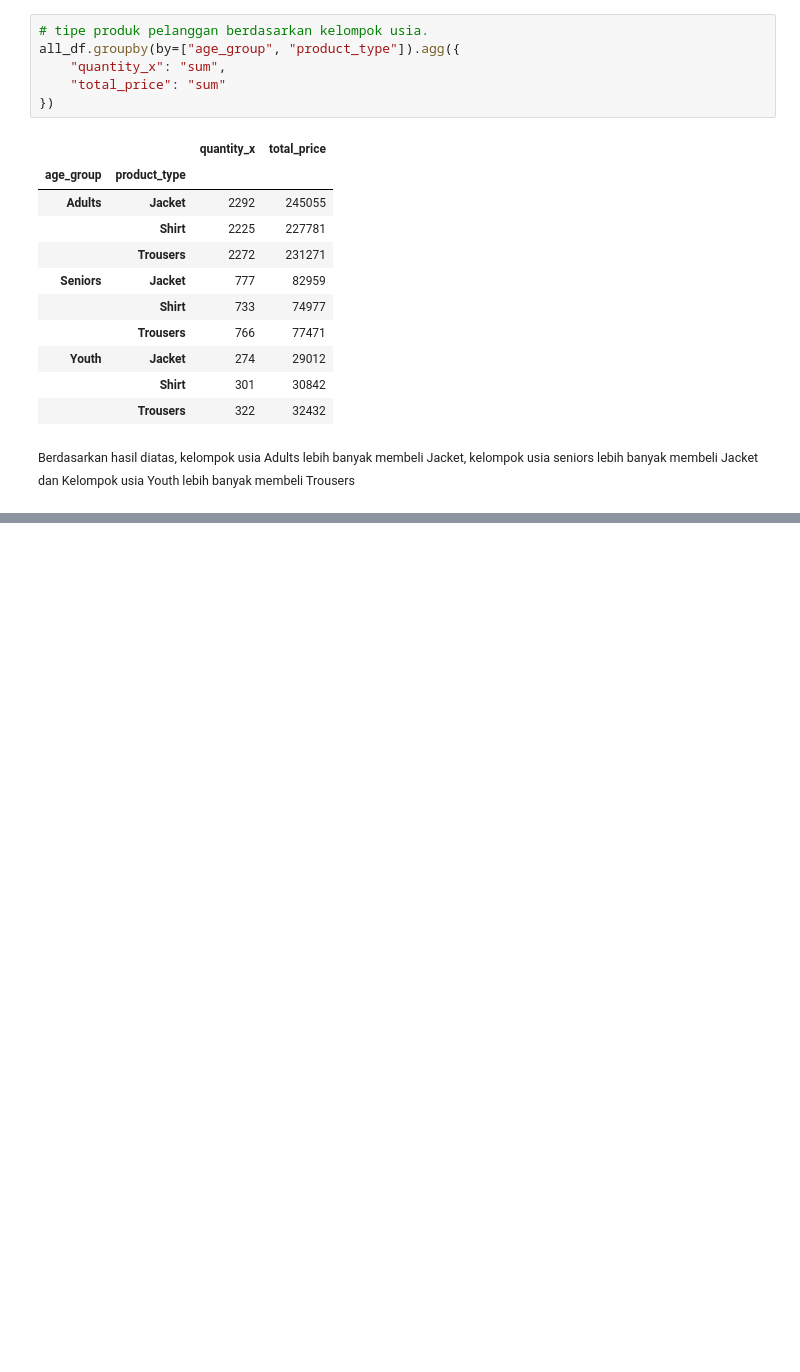
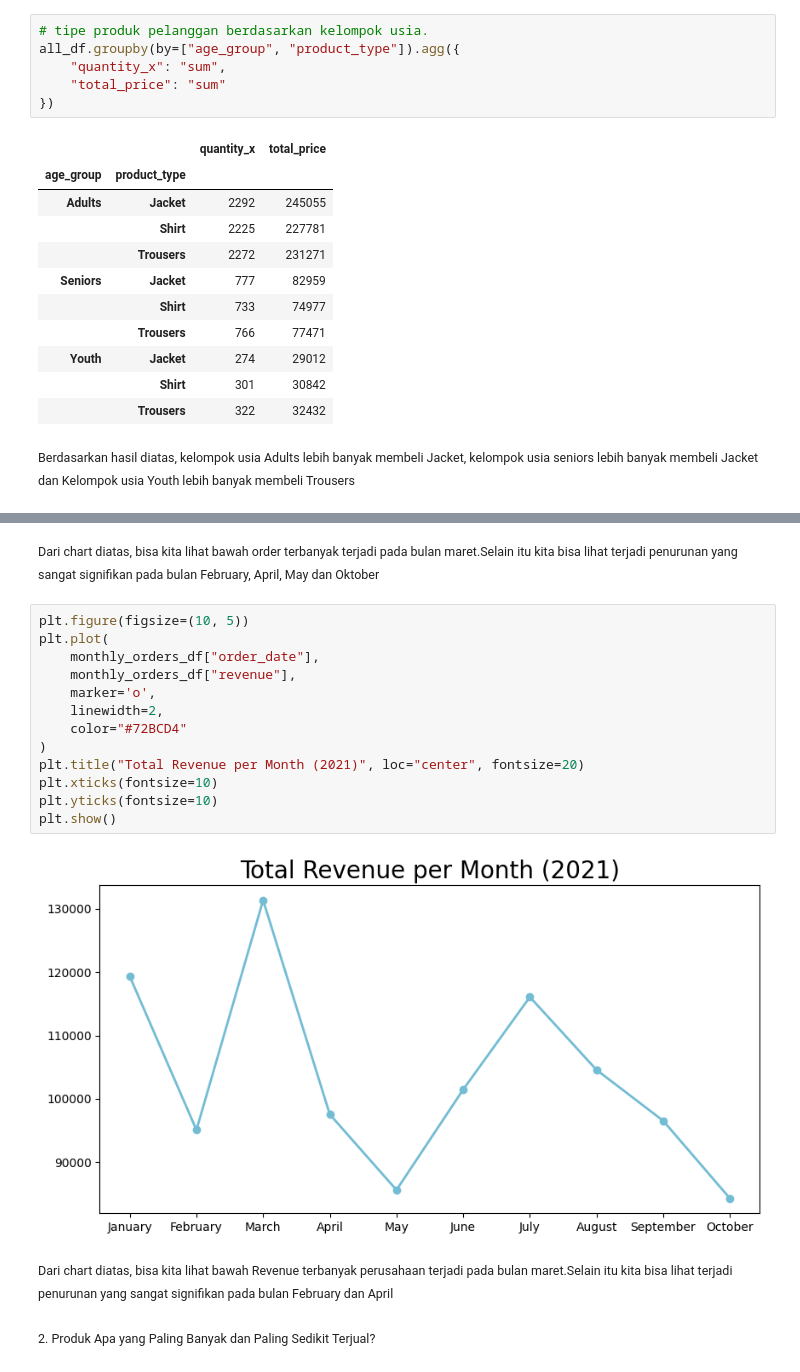
Before and after one commit to Estomihi100103/Data-Analysis-Exercise, a Jupyter notebook: Wrangling.ipynb, the cells around one changed output, grey strips where cells are left out. Drawn from its saved outputs; the diff is of its cells as text; blank space fills up the shorter version.

```diff
--- a/Wrangling.ipynb
+++ b/Wrangling.ipynb
@@ -889,0 +946,21 @@ all_df.groupby(by=["age_group", "product_type"]).agg({
+# %% [markdown]
+<small>Dari chart diatas, bisa kita lihat bawah  order terbanyak terjadi pada bulan maret.Selain itu kita bisa lihat terjadi penurunan yang sangat signifikan pada bulan February, April, May dan Oktober
+# %%
+plt.figure(figsize=(10, 5))
+plt.plot(
+    monthly_orders_df["order_date"],
+    monthly_orders_df["revenue"],
+    marker='o',
+    linewidth=2,
+    color="#72BCD4"
+)
+plt.title("Total Revenue per Month (2021)", loc="center", fontsize=20)
+plt.xticks(fontsize=10)
+plt.yticks(fontsize=10)
+plt.show()
+# %% [output]
+[figure, added]
+# %% [markdown]
+<small>Dari chart diatas, bisa kita lihat bawah  Revenue  terbanyak  perusahaan terjadi pada bulan maret.Selain itu kita bisa lihat terjadi penurunan yang sangat signifikan pada bulan February dan April
+# %% [markdown]
+<small>2. Produk Apa yang Paling Banyak dan Paling Sedikit Terjual?
```
Also changed, not shown: parts of 21 cells of this notebook.
